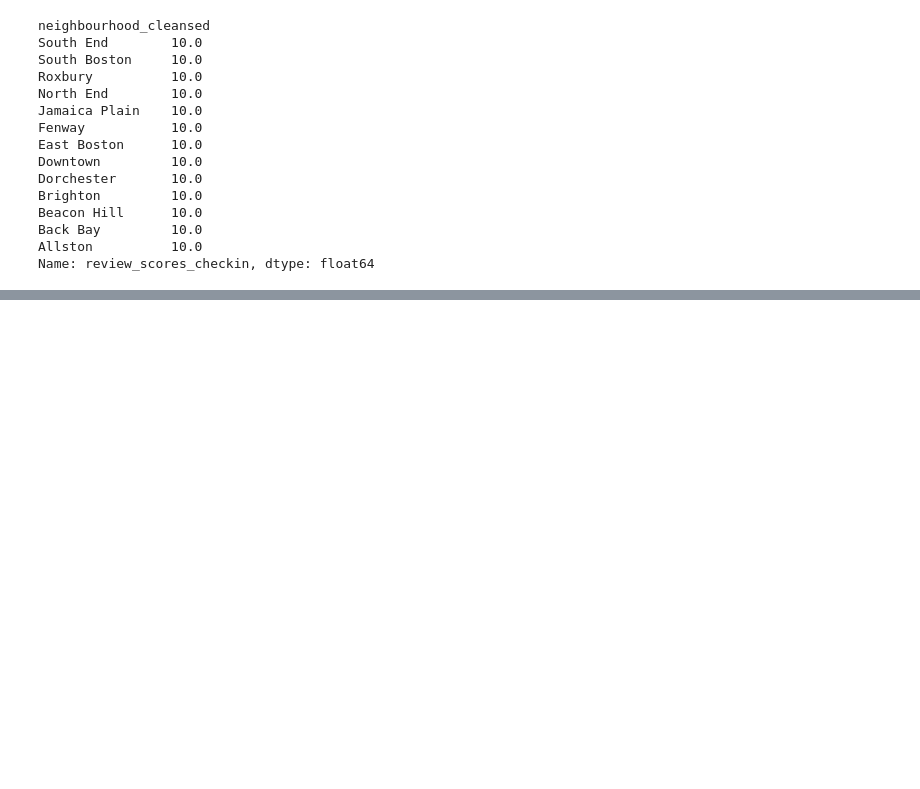
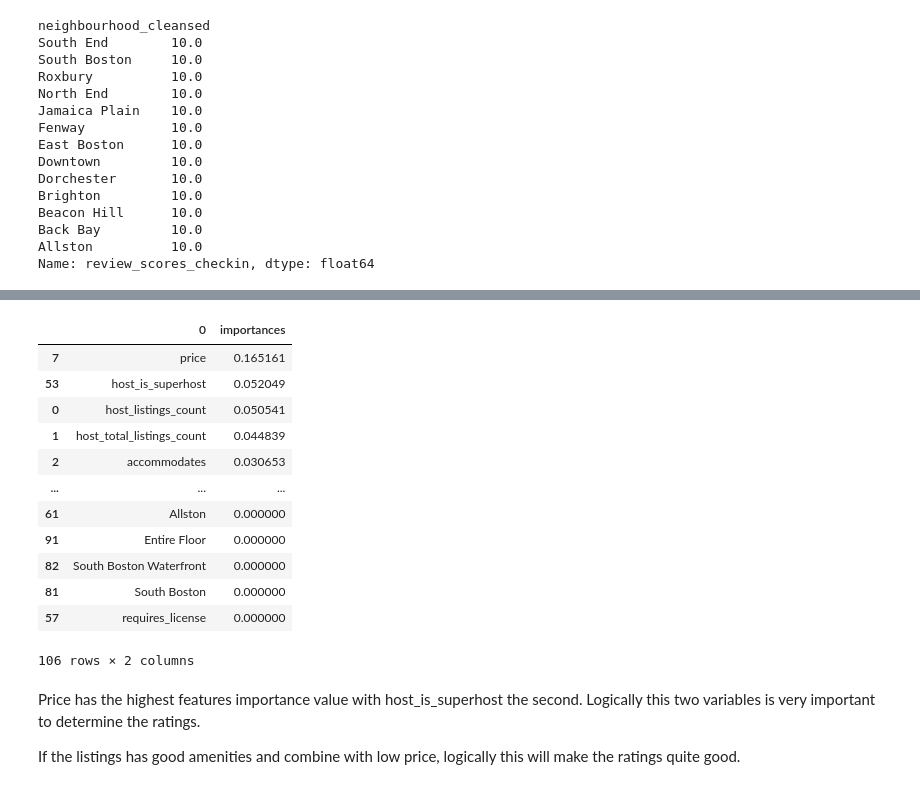
Before and after one commit to okids/boston_airbnb_analysis, a Jupyter notebook: How_to_get_good_ratings.ipynb, the cells around one changed output, grey strips where cells are left out. Saved outputs shown, nothing was run; the diff lists cells and outputs as text; code cells hidden in the pictures; blank space fills up the shorter version.

```diff
--- a/How_to_get_good_ratings.ipynb
+++ b/How_to_get_good_ratings.ipynb
@@ -184,0 +289,20 @@ Name: space, Length: 2772, dtype: object
+# %%
+df_importances.sort_values('importances',ascending=False)
+# %% [output]
+|  | 0 | importances |
+| 7 | price | 0.165161 |
+| 53 | host_is_superhost | 0.052049 |
+| 0 | host_listings_count | 0.050541 |
+| 1 | host_total_listings_count | 0.044839 |
+| 2 | accommodates | 0.030653 |
+| ... | ... | ... |
+| 61 | Allston | 0.000000 |
+| 91 | Entire Floor | 0.000000 |
+| 82 | South Boston Waterfront | 0.000000 |
+| 81 | South Boston | 0.000000 |
+| 57 | requires_license | 0.000000 |
+106 rows × 2 columns
+# %% [markdown]
+Price has the highest features importance value with host_is_superhost the second. Logically this two variables is very important to determine the ratings.
+
+If the listings has good amenities and combine with low price, logically this will make the ratings quite good.
```
Also changed, not shown: parts of 35 cells of this notebook.
